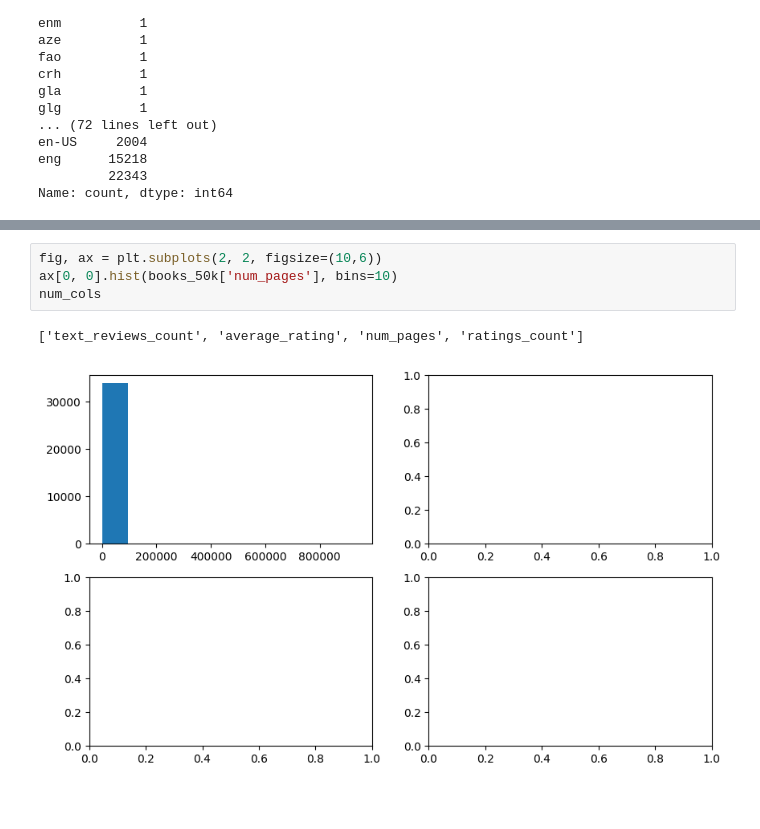
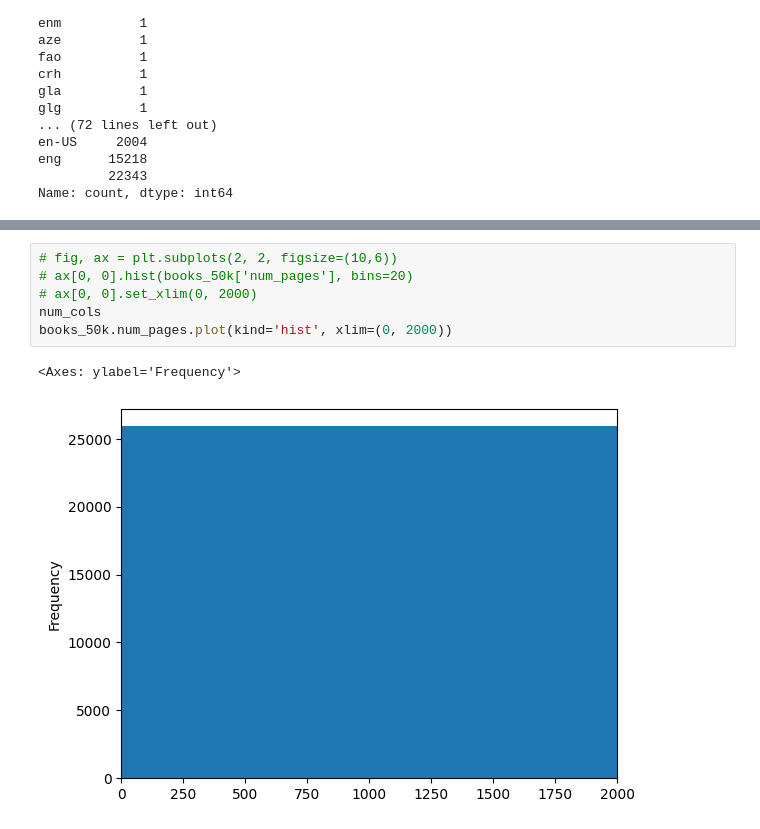
Before and after one commit to KRA96/The_Book_Thrift, a Jupyter notebook: notebooks/kra96_eda.ipynb, the cells around one changed output, grey strips where cells are left out. Drawn from its saved outputs; the diff is of its cells as text; blank space fills up the shorter version.

```diff
--- a/notebooks/kra96_eda.ipynb
+++ b/notebooks/kra96_eda.ipynb
@@ -107,12 +121,14 @@ books_50k[books_50k['num_pages'] == 945077.000000]
 |  | isbn | text_reviews_count | series | country_code | language_code | popular_shelves | asin | is_ebook | ... |
 | 18037 |  | 30.0 | [] | US | eng | [{'count': '46530', 'name': 'curr... | B003ODIZL6 | true | ... |
 # %%
-fig, ax = plt.subplots(2, 2, figsize=(10,6))
-ax[0, 0].hist(books_50k['num_pages'], bins=10)
+# fig, ax = plt.subplots(2, 2, figsize=(10,6))
+# ax[0, 0].hist(books_50k['num_pages'], bins=20)
+# ax[0, 0].set_xlim(0, 2000)
 num_cols
+books_50k.num_pages.plot(kind='hist', xlim=(0, 2000))
 # %% [output]
-['text_reviews_count', 'average_rating', 'num_pages', 'ratings_count']
+<Axes: ylabel='Frequency'>
-[figure, old version]
+[figure, new version]
 # %%
 books_50k['num_pages'].quantile([0.5, 0.9, 0.99, 0.999])
 # %% [output]
```
Also changed, not shown: parts of 18 cells of this notebook, 1 other file.
